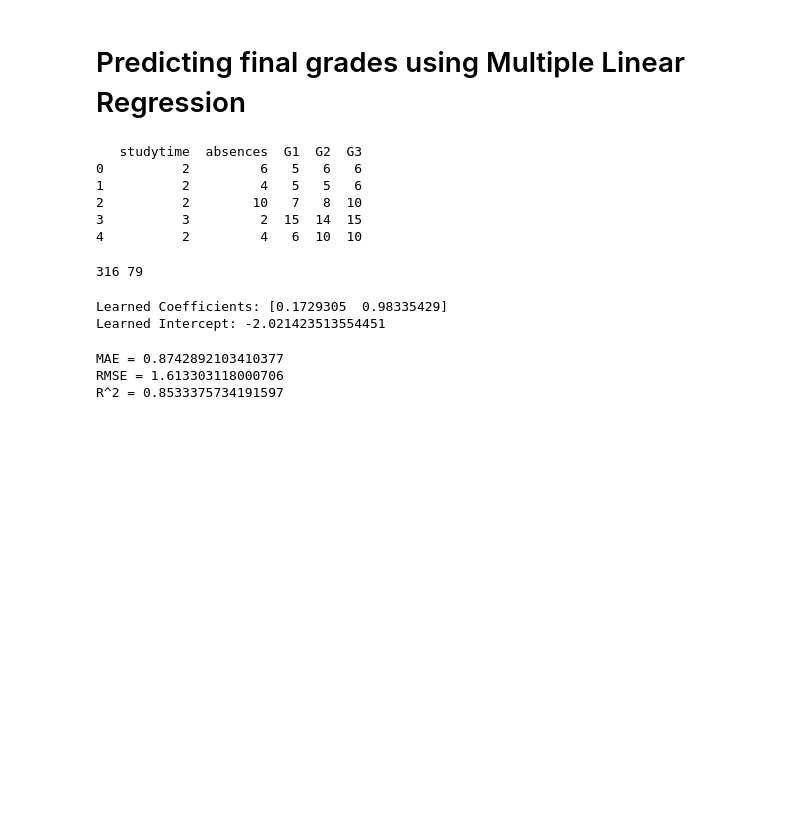
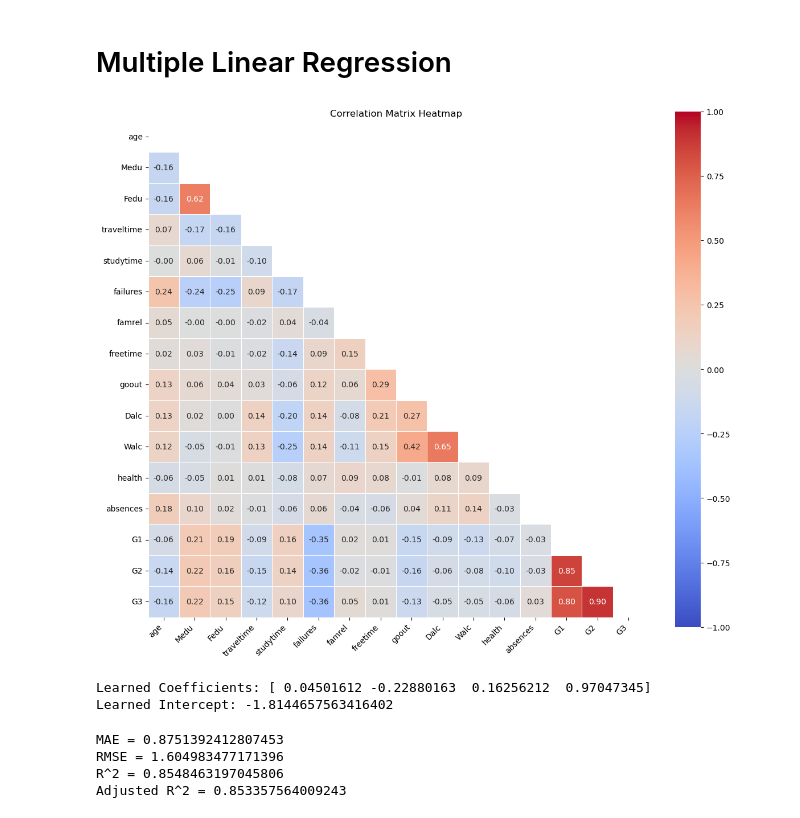
Before and after one commit to anand314anmol/IDC409_Project_Grp.17, a Jupyter notebook: Linear_Regression.ipynb, the cells around one changed output. Drawn from its saved outputs; the diff is of its cells as text; code cells hidden in the pictures; blank space fills up the shorter version.

Commit message:
Linear Regression v3

```diff
--- a/Linear_Regression.ipynb
+++ b/Linear_Regression.ipynb
@@ -1,5 +1,5 @@
 # %% [markdown]
-# Predicting final grades using Multiple Linear Regression
+# Multiple Linear Regression
 # %%
 import numpy as np
 from sklearn.model_selection import train_test_split
@@ -10,11 +12,27 @@ import matplotlib.pyplot as plt
 # %%
-cols = ['studytime', 'absences', 'G1', 'G2', 'G3']
-df = pd.read_csv('student-mat.csv', usecols=cols, sep=';')
-print(df.head())
+# cols = ['studytime', 'absences', 'G1', 'G2', 'G3']
+df = pd.read_csv('student-mat.csv', sep=';')
+# print(df.head())
+
+plt.figure(figsize=(12, 10))
+corr_matrix = df.corr(numeric_only=True)
+mask = np.triu(np.ones_like(corr_matrix, dtype=bool))
+sns.heatmap(
+    corr_matrix,
+    mask=mask,
+    annot=True,
+    fmt=".2f",
+    cmap="coolwarm",  # Good divergent color palette for negative (-1) to positive (+1) rules
+    vmin=-1,
+    vmax=1,  # Forces the color boundaries to represent true correlation limits
+    center=0,  # Centers the neutral color at 0 (no correlation)
+    square=True,  # Forces the grid cells to be perfectly square
+    linewidths=0.5,  # Adds clean dividers between squares
+)
+plt.title("Correlation Matrix Heatmap")
+plt.xticks(rotation=45, ha="right")
+plt.yticks(rotation=0)
+plt.tight_layout()
+plt.show()
 # %% [output]
-   studytime  absences  G1  G2  G3
-0          2         6   5   6   6
-1          2         4   5   5   6
-2          2        10   7   8  10
-3          3         2  15  14  15
-4          2         4   6  10  10
+[figure, added]
@@ -37,27 +48,34 @@ X = np.array([g1, g2]).T
-# %%
-y = g3
-X_train, X_test, y_train, y_test = train_test_split(X, y, test_size=0.2, random_state=62)
-print(len(y_train), len(y_test))
-# %% [output]
-316 79
 # %%
+X_train, X_test, y_train, y_test = train_test_split(X, y, test_size=0.2, random_state=62)
+
 regressor = LinearRegression()
 regressor.fit(X_train, y_train)
 print("Learned Coefficients:", regressor.coef_)
 print("Learned Intercept:", regressor.intercept_)
 # %% [output]
-Learned Coefficients: [0.1729305  0.98335429]
-Learned Intercept: -2.021423513554451
+Learned Coefficients: [ 0.04501612 -0.22880163  0.16256212  0.97047345]
+Learned Intercept: -1.8144657563416402
 # %%
 predictions = regressor.predict(X_test)
 mae = mean_absolute_error(y_test, predictions)
 mse = mean_squared_error(y_test, predictions)
 rmse = np.sqrt(mse)
 r2 = r2_score(y_test, predictions)
+n = len(X)
+p = len(X[0])
+adj_r2 = 1-((1-r2)*(n-1)/(n-p-1))
+
 print(f'MAE = {mae}')
 print(f'RMSE = {rmse}')
 print(f'R^2 = {r2}')
+print(f'Adjusted R^2 = {adj_r2}')
+
+# display(Math(fr" \Large \text{{MAE}} = {mae:.4f}"))
+# display(Math(fr" \Large \text{{RMSE}} = {rmse:.4f}"))
+# display(Math(fr" \Large R^2 = {r2:.4f}"))
+# display(Math(fr" \Large \text{{Adjusted }} R^2 = {adj_r2:.4f}"))
 # %% [output]
-MAE = 0.8742892103410377
-RMSE = 1.613303118000706
-R^2 = 0.8533375734191597
+MAE = 0.8751392412807453
+RMSE = 1.604983477171396
+R^2 = 0.8548463197045806
+Adjusted R^2 = 0.853357564009243
```
Also changed, not shown: parts of 8 cells of this notebook.
